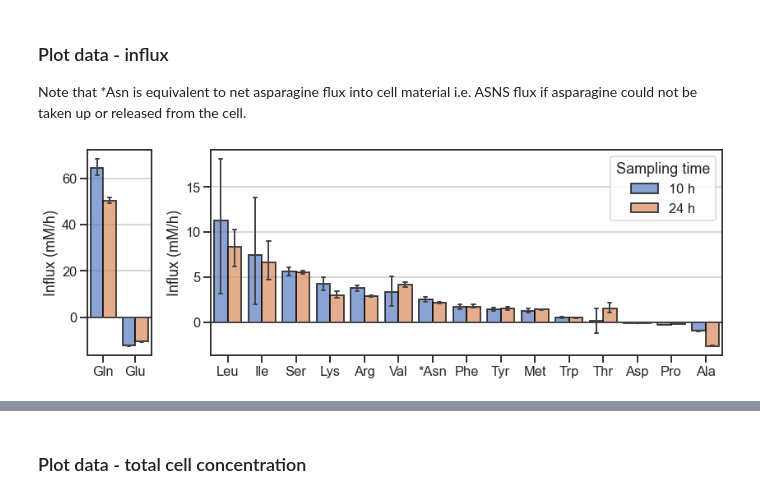
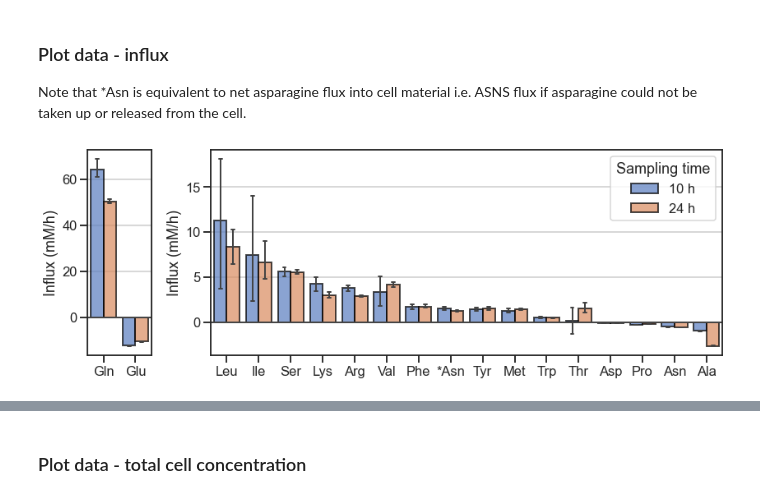
Before and after one commit to krdav/lab-work, a Jupyter notebook: H1299_143B_prot-nucl-quant/Asn-consumption-flux_143B/data_processing.ipynb, the cells around one changed output, grey strips where cells are left out. Saved outputs shown, nothing was run; the diff lists cells and outputs as text; code cells hidden in the pictures.

```diff
--- a/H1299_143B_prot-nucl-quant/Asn-consumption-flux_143B/data_processing.ipynb
+++ b/H1299_143B_prot-nucl-quant/Asn-consumption-flux_143B/data_processing.ipynb
@@ -96,8 +96,7 @@ AAcode = {
     'Threonine': 'Thr',
     'Tryptophan': 'Trp',
     'Tyrosine': 'Tyr',
-    'Valine': 'Val'
-}
+    'Valine': 'Val'}
 
 AA_protMW = {
 'Aspartate': 115.08742,
@@ -266,0 +228,14 @@ df_flux
+# %%
+### Extract all metabolites for quantification - flux ###
+df_flux = copy.deepcopy(metab_dict_mes[metab_names_mes[0]]).drop(['Compound', 'Formula', 'Response Ratio', 'Area', 'imputed_sample_conc', 'imputed_sample_estimator', 'undil_sample_conc', 'pmol', 'nmol_depleted', 'Influx', 'dilution_factor', 'vol_hour', 'Media_vol', 'vol_accum', 'Total conc.', 'Media_vol_t0'], axis=1)
+for metab in metab_names_mes:
+    if metab in piece_wise_fit_quant:
+        assert(metab_dict_mes[metab]['Sample_name'].equals(df_flux['Sample_name']))
+        df_flux[metab] = metab_dict_mes[metab]['Influx']
+
+# Asn consumption flux towards protein synthesis:
+df_flux['J_Asn_prot'] = -df_flux['Asparagine-13C4 pos'] / df_flux['Asn_X']
+# Asn efflux, if no asparagine in media:
+df_flux['J_allAsn_out'] = df_flux['Asparagine pos'] / (1 - df_flux['Asn_X'])
+# Save data in Excel file (mM/h):
+df_flux.to_excel('output/influx.xlsx', index=False)
@@ -269,11 +258,11 @@ df_flux
 Note that \*Asn is equivalent to net asparagine flux into cell material i.e. ASNS flux if asparagine could not be taken up or released from the cell.
 # %%
 # Rename to three letter amino acid code,
-# Sort according to highest influx at 23 h
+# Sort according to highest influx at 25 h
 df_flux.columns = [v.split()[0] for v in df_flux.columns.values]
 df_flux = df_flux.rename(columns=AAcode)
 # Sort:
-df_mean = df_flux.groupby(['Time', 'intracellular']).mean().reset_index()
+df_mean = df_flux.groupby(['Time', 'intracellular']).mean(numeric_only=True).reset_index()
 col_sele = df_mean.columns.values[1:]
 sort_mask = df_mean.loc[1, col_sele].sort_values(ascending=False).index.values
 sort_mask = np.concatenate([['Time'], sort_mask])
@@ -292,32 +281,32 @@ mask = df_melt['Amino acid'].isin(['Gln', 'Glu'])
 g1 = sns.barplot(ax=ax1, x="Amino acid", y="Flux", hue="Time", data=df_melt[mask], capsize=.1, errwidth=2, edgecolor='black', linewidth=2, alpha=0.7)
 ax1.axhline(y=0, linestyle='-', zorder=1, linewidth=2, color='#444444')
 g1.grid(True, axis='y')
 #g1.set_yscale('log')
 g1.set_ylabel('Influx (mM/h)');
 g1.set_xlabel('');
 g1.legend_.remove()
 g1.set_xticklabels(g1.get_xticklabels(), rotation=0)
 
 # Plot the all other AAs:
-mask2 = df_melt['intracellular'] == False
+mask2 = (df_melt['intracellular'] == False) & (df_melt['Amino acid'].isin(list(AAcode.values())))
 g2 = sns.barplot(ax=ax2, x="Amino acid", y="Flux", hue="Time", data=df_melt[~mask&mask2], capsize=.1, errwidth=2, edgecolor='black', linewidth=2, alpha=0.7)
 ax2.axhline(y=0, linestyle='-', zorder=1, linewidth=2, color='#444444')
 g2.grid(True, axis='y')
 g2.set_ylabel('Influx (mM/h)');
 g2.set_xlabel('');
 g2.set_xticklabels(g2.get_xticklabels(), rotation=0);
 #g2.set_ylim([-1.4, 5.6])
 #g2.yaxis.set_major_locator(ticker.MultipleLocator(1))
 
 # Add legend:
 old_legend = g2.legend_
 handles = old_legend.legendHandles
 labels = ['10 h', '24 h']
 title = 'Sampling time'
 g2.legend(handles, labels, title=title);
 
 # Show/save:
 fig.tight_layout()
 fig.savefig('output/influx.pdf')
 # %% [output]
-[figure, old version]
+[figure, new version]
```
Also changed, not shown: parts of 6 cells of this notebook, 21 other files.
